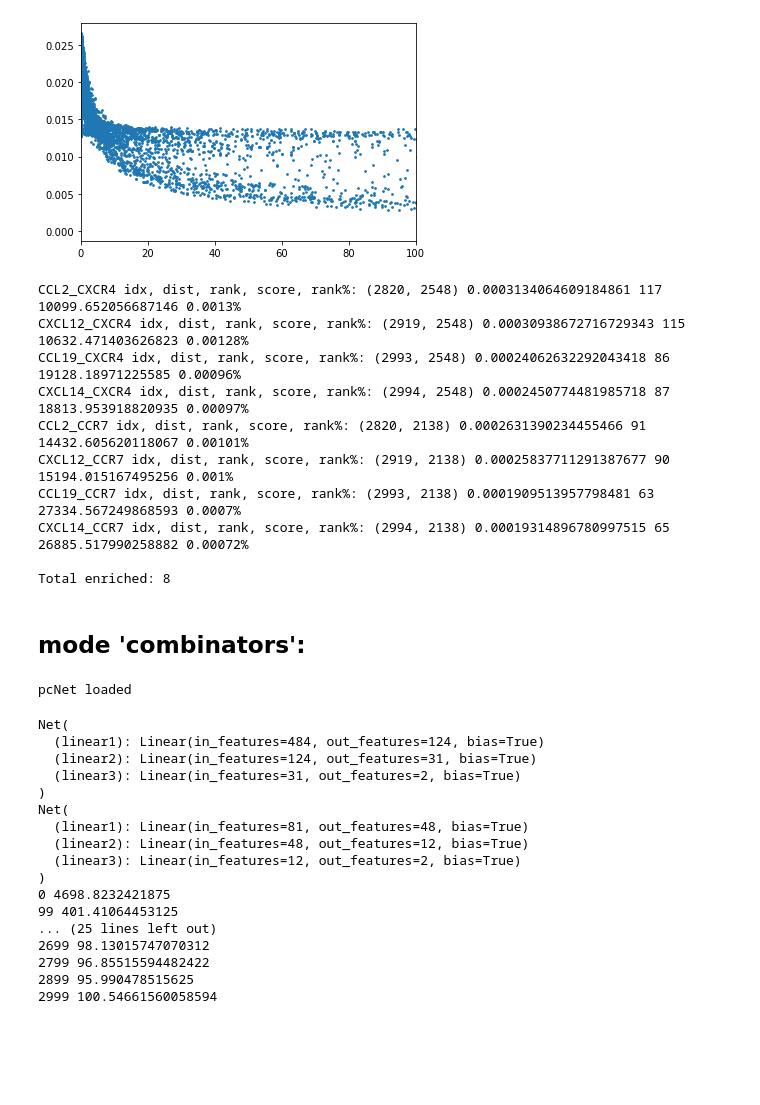
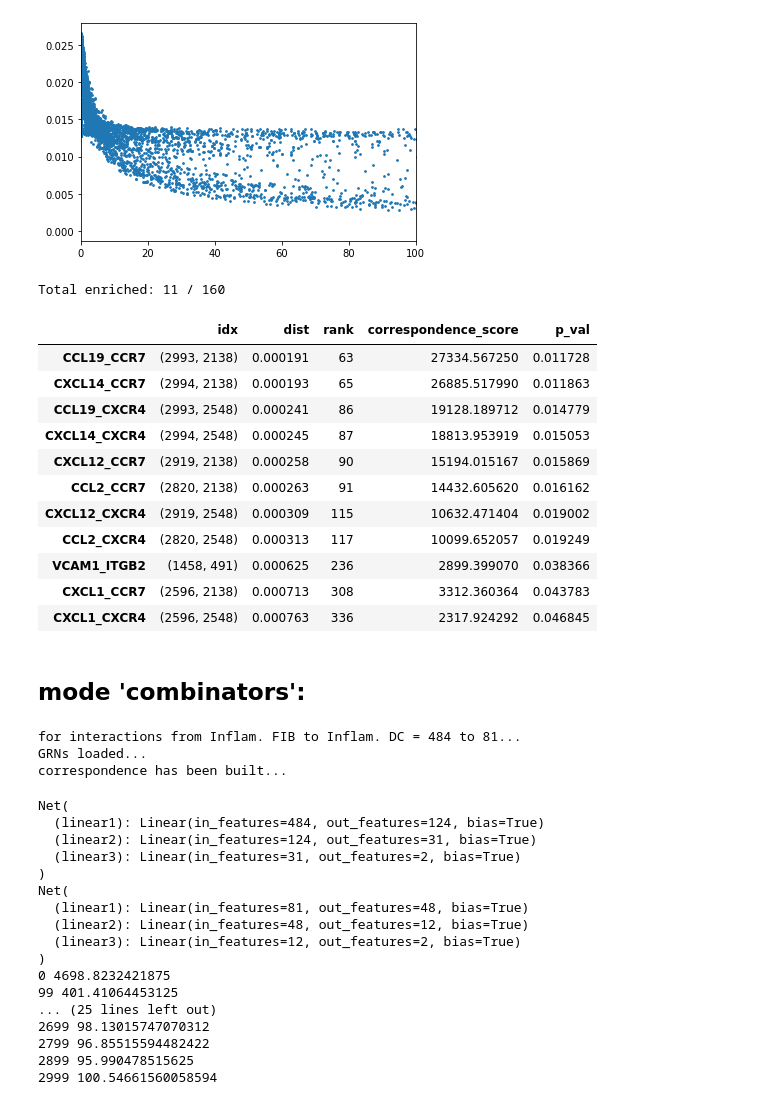
Before and after one commit to qwerty239qwe/Xct, a Jupyter notebook: note_test.ipynb, the cells around one changed output. Drawn from its saved outputs; the diff is of its cells as text; code cells hidden in the pictures; blank space fills up the shorter version.

Commit message:
human skin notebook updated

```diff
--- a/note_test.ipynb
+++ b/note_test.ipynb
@@ -84,6 +84,7 @@ array([ 0.048889  , -0.07626458, -0.02784309, ...,  0.78019458,
 # %% [markdown]
 ## create a Xct obj with GRN building:
 # %%
-obj1 = Xct(ada, 'Inflam. FIB', 'Inflam. DC', build_GRN = True, mode = 'pairs', pcNet_path = './data')
+obj1 = Xct(ada, 'Inflam. FIB', 'Inflam. DC', build_GRN = False, pcNet_name = 'skin_net', mode = 'pairs', verbose = True)
+
 print(obj1)
 # %% [output]
@@ -172,6 +160,10 @@ Net(
 2899 73.08861541748047
 2999 70.77696228027344
 [figure]
+# %%
+np.savetxt("./data/skin_projections_pair.csv", projections, delimiter="\t")
+
+projections = np.genfromtxt("./data/skin_projections_pair.csv", delimiter="\t")
 # %%
 df_nn = obj1.nn_output(projections)
 df_nn.head()
@@ -203,29 +198,36 @@ plt.show()
+# %%
+df_enriched = obj1.chi2_test(df_nn, candidates = candidates)
+df_enriched
+# %% [output]
+Total enriched: 11 / 160
+|  | idx | dist | rank | correspondence_score | p_val |
+| CCL19_CCR7 | (2993, 2138) | 0.000191 | 63 | 27334.567250 | 0.011728 |
+| CXCL14_CCR7 | (2994, 2138) | 0.000193 | 65 | 26885.517990 | 0.011863 |
+| CCL19_CXCR4 | (2993, 2548) | 0.000241 | 86 | 19128.189712 | 0.014779 |
+| CXCL14_CXCR4 | (2994, 2548) | 0.000245 | 87 | 18813.953919 | 0.015053 |
+| CXCL12_CCR7 | (2919, 2138) | 0.000258 | 90 | 15194.015167 | 0.015869 |
+| CCL2_CCR7 | (2820, 2138) | 0.000263 | 91 | 14432.605620 | 0.016162 |
+| CXCL12_CXCR4 | (2919, 2548) | 0.000309 | 115 | 10632.471404 | 0.019002 |
+| CCL2_CXCR4 | (2820, 2548) | 0.000313 | 117 | 10099.652057 | 0.019249 |
+| VCAM1_ITGB2 | (1458, 491) | 0.000625 | 236 | 2899.399070 | 0.038366 |
+| CXCL1_CCR7 | (2596, 2138) | 0.000713 | 308 | 3312.360364 | 0.043783 |
+| CXCL1_CXCR4 | (2596, 2548) | 0.000763 | 336 | 2317.924292 | 0.046845 |
 # %%
-#distance rank of L-R candidates
-i = 0
-for p in candidates:
-    if df_nn.loc[p].values[2] < 200: #rank < ?
-        i += 1
-        print(p, "idx, dist, rank, score, rank%:", ' '.join(map(str, df_nn.loc[p].values)), f'{round(100* df_nn.loc[p].values[2]/len(df_nn), 5)}%')
+# i = 0
+# for p in candidates:
+#     if df_nn.loc[p].values[2] < 200: #rank < ?
+#         i += 1
+#         print(p, "idx, dist, rank, score, rank%:", ' '.join(map(str, df_nn.loc[p].values)), f'{round(100* df_nn.loc[p].values[2]/len(df_nn), 5)}%')
 
-print('\nTotal enriched:', i)
+# print('\nTotal enriched:', i)
-# %% [output]
-CCL2_CXCR4 idx, dist, rank, score, rank%: (2820, 2548) 0.0003134064609184861 117 10099.652056687146 0.0013%
-CXCL12_CXCR4 idx, dist, rank, score, rank%: (2919, 2548) 0.00030938672716729343 115 10632.471403626823 0.00128%
-CCL19_CXCR4 idx, dist, rank, score, rank%: (2993, 2548) 0.00024062632292043418 86 19128.18971225585 0.00096%
-CXCL14_CXCR4 idx, dist, rank, score, rank%: (2994, 2548) 0.0002450774481985718 87 18813.953918820935 0.00097%
-CCL2_CCR7 idx, dist, rank, score, rank%: (2820, 2138) 0.0002631390234455466 91 14432.605620118067 0.00101%
-CXCL12_CCR7 idx, dist, rank, score, rank%: (2919, 2138) 0.00025837711291387677 90 15194.015167495256 0.001%
-CCL19_CCR7 idx, dist, rank, score, rank%: (2993, 2138) 0.0001909513957798481 63 27334.567249868593 0.0007%
-CXCL14_CCR7 idx, dist, rank, score, rank%: (2994, 2138) 0.00019314896780997515 65 26885.517990258882 0.00072%
-
-Total enriched: 8
 # %% [markdown]
 ## mode 'combinators':
 # %%
-obj2 = Xct(ada, 'Inflam. FIB', 'Inflam. DC', build_GRN = True, mode = 'combinators', pcNet_path = './data')
+obj2 = Xct(ada, 'Inflam. FIB', 'Inflam. DC', build_GRN = False, pcNet_name = 'skin_net', mode = 'combinators', verbose = True)
 # %% [output]
-pcNet loaded
+for interactions from Inflam. FIB to Inflam. DC = 484 to 81...
+GRNs loaded...
+correspondence has been built...
 # %%
 projections2, losses2 = obj2.nn_projection(plot_loss = True)
 # %% [output]
```
Also changed, not shown: parts of 14 cells of this notebook, 2 other files.
